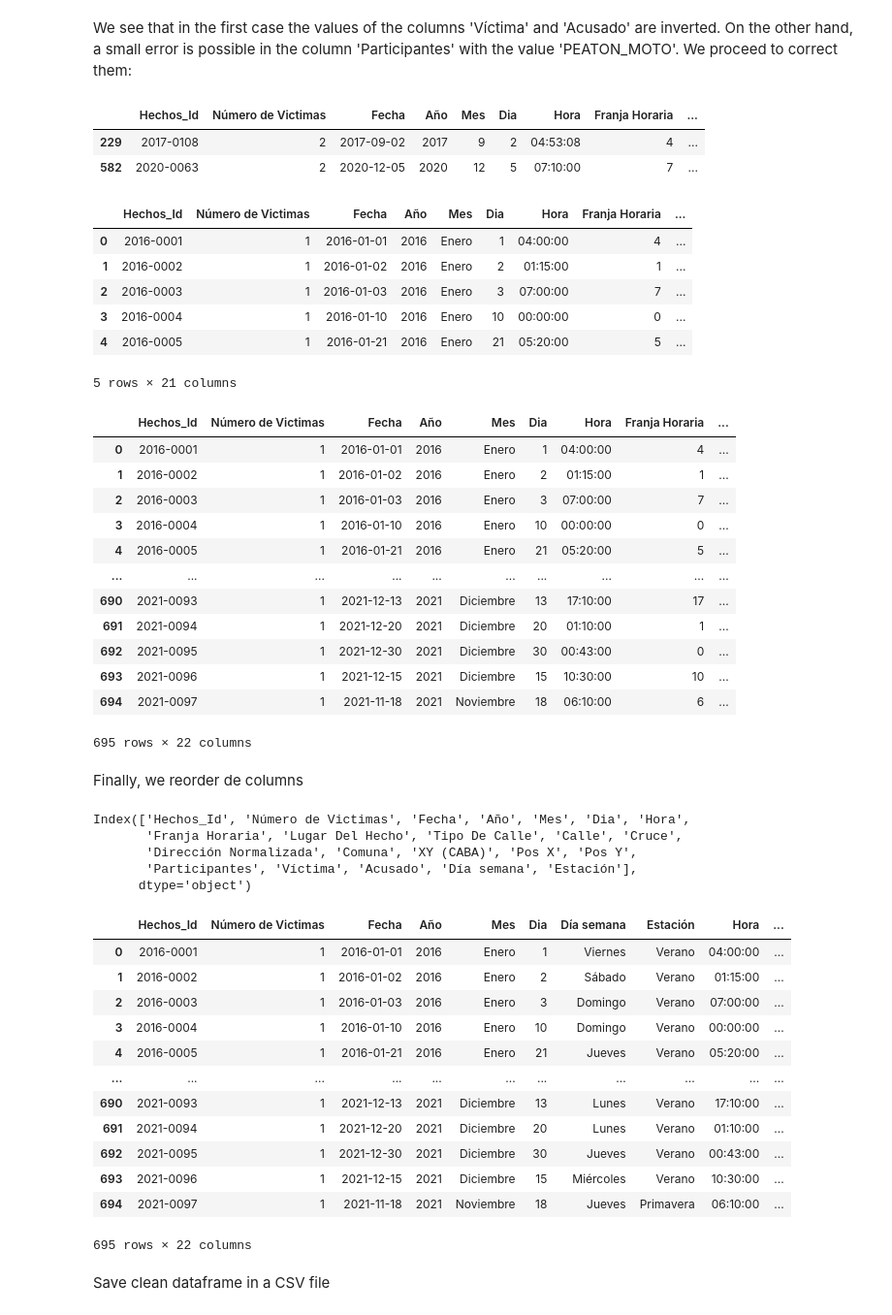
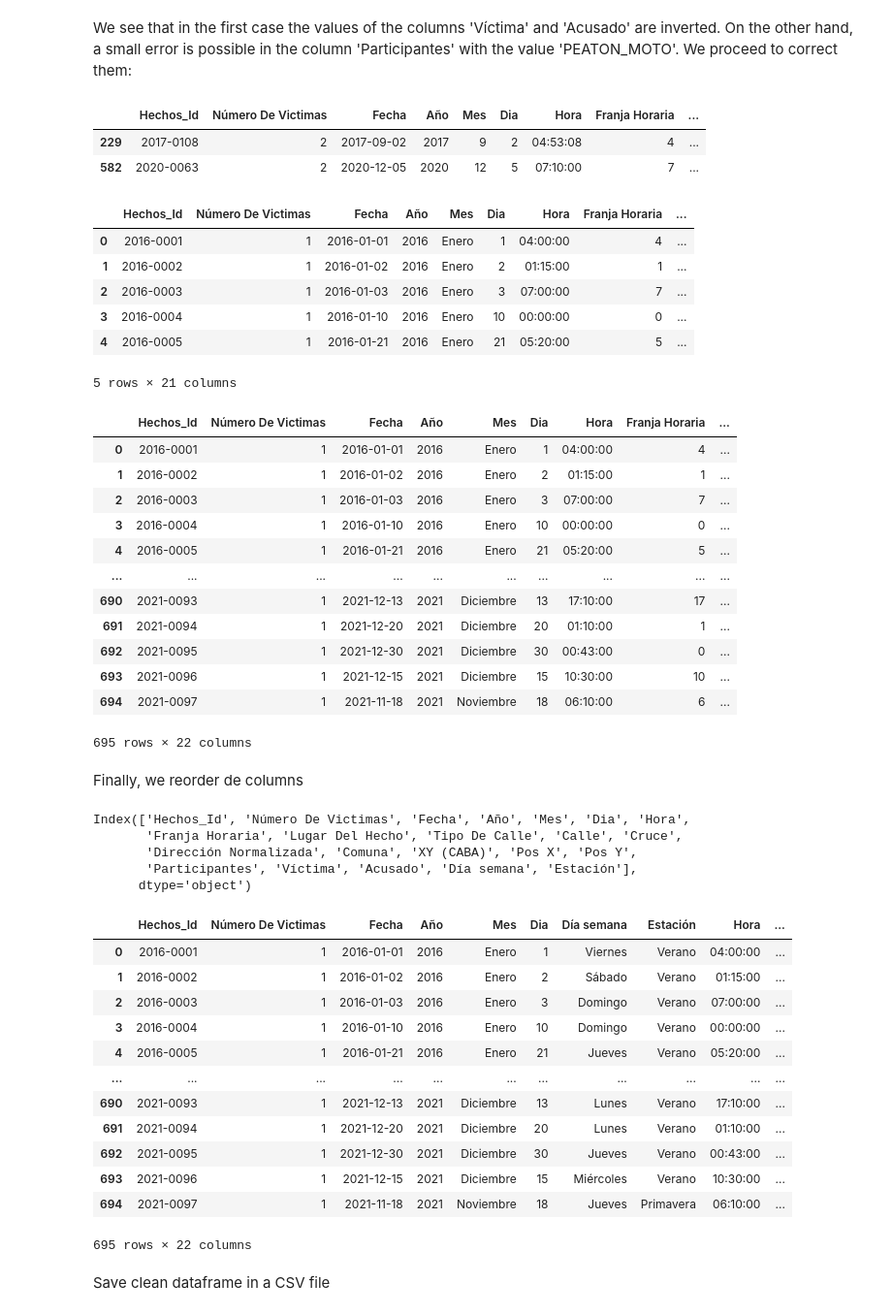
Before and after one commit to leocortes85/Road-accidents-in-the-City-of-Buenos-Aires--CABA, a Jupyter notebook: ETL_Hechos.ipynb, the cells around one changed output. Shown: that part at 97% size. Cells and saved outputs as stored; diff of their text form; code cells hidden in the pictures.

```diff
--- a/ETL_Hechos.ipynb
+++ b/ETL_Hechos.ipynb
@@ -111,7 +86,7 @@ facts.columns = facts.columns.str.replace('_', ' ')
 facts.columns = facts.columns.str.title()
 # Rename columns
 facts = facts.rename(columns={'Id': 'Hechos_Id',
-                                        'N Victimas': 'Número de Victimas',
+                                        'N Victimas': 'Número De Victimas',
                                         'Fecha': 'Fecha',
                                         'Aaaa':'Año',
                                         'Mm':'Mes',
@@ -493,7 +468,7 @@ facts.loc[[229], ['Víctima', 'Acusado']] = facts.loc[[229], ['Acusado', 'Vícti
 facts.loc[[582], ['Participantes', 'Víctima']] = facts.loc[[582], ['Participantes', 'Víctima']].replace({'PEATON_MOTO-MOTO': 'PEATON-MOTO', 'PEATON_MOTO': 'PEATON'})
 facts[facts['Hechos_Id'].isin(['2017-0108', '2020-0063'])]
 # %% [output]
-|  | Hechos_Id | Número de Victimas | Fecha | Año | Mes | Dia | Hora | Franja Horaria | ... |
+|  | Hechos_Id | Número De Victimas | Fecha | Año | Mes | Dia | Hora | Franja Horaria | ... |
 | 229 | 2017-0108 | 2 | 2017-09-02 | 2017 | 9 | 2 | 04:53:08 | 4 | ... |
 | 582 | 2020-0063 | 2 | 2020-12-05 | 2020 | 12 | 5 | 07:10:00 | 7 | ... |
 # %%
@@ -510,7 +485,7 @@ locale.setlocale(locale.LC_TIME, 'C')
 # Mostrar el DataFrame resultante
 facts.head()
 # %% [output]
-|  | Hechos_Id | Número de Victimas | Fecha | Año | Mes | Dia | Hora | Franja Horaria | ... |
+|  | Hechos_Id | Número De Victimas | Fecha | Año | Mes | Dia | Hora | Franja Horaria | ... |
 | 0 | 2016-0001 | 1 | 2016-01-01 | 2016 | Enero | 1 | 04:00:00 | 4 | ... |
 | 1 | 2016-0002 | 1 | 2016-01-02 | 2016 | Enero | 2 | 01:15:00 | 1 | ... |
 | 2 | 2016-0003 | 1 | 2016-01-03 | 2016 | Enero | 3 | 07:00:00 | 7 | ... |
@@ -534,7 +509,7 @@ def get_season(mes):
 facts['Estación'] = facts['Fecha'].dt.month.apply(get_season)
 facts
 # %% [output]
-|  | Hechos_Id | Número de Victimas | Fecha | Año | Mes | Dia | Hora | Franja Horaria | ... |
+|  | Hechos_Id | Número De Victimas | Fecha | Año | Mes | Dia | Hora | Franja Horaria | ... |
 | 0 | 2016-0001 | 1 | 2016-01-01 | 2016 | Enero | 1 | 04:00:00 | 4 | ... |
 | 1 | 2016-0002 | 1 | 2016-01-02 | 2016 | Enero | 2 | 01:15:00 | 1 | ... |
 | 2 | 2016-0003 | 1 | 2016-01-03 | 2016 | Enero | 3 | 07:00:00 | 7 | ... |
@@ -552,23 +527,23 @@ Finally, we reorder de columns
 # %%
 facts.columns
 # %% [output]
-Index(['Hechos_Id', 'Número de Victimas', 'Fecha', 'Año', 'Mes', 'Dia', 'Hora',
+Index(['Hechos_Id', 'Número De Victimas', 'Fecha', 'Año', 'Mes', 'Dia', 'Hora',
        'Franja Horaria', 'Lugar Del Hecho', 'Tipo De Calle', 'Calle', 'Cruce',
        'Dirección Normalizada', 'Comuna', 'XY (CABA)', 'Pos X', 'Pos Y',
        'Participantes', 'Víctima', 'Acusado', 'Día semana', 'Estación'],
       dtype='object')
 # %%
 new_order = [
-    'Hechos_Id', 'Número de Victimas', 'Fecha', 'Año', 'Mes', 'Dia', 'Día semana', 'Estación',
+    'Hechos_Id', 'Número De Victimas', 'Fecha', 'Año', 'Mes', 'Dia', 'Día semana', 'Estación',
     'Hora', 'Franja Horaria', 'Lugar Del Hecho', 'Tipo De Calle', 'Calle', 'Cruce', 'Dirección Normalizada',
     'Comuna', 'XY (CABA)', 'Pos X', 'Pos Y', 'Participantes', 'Víctima', 'Acusado'
 ]
 
 # Reorganizar las columnas del DataFrame
 facts = facts[new_order]
 facts
 # %% [output]
-|  | Hechos_Id | Número de Victimas | Fecha | Año | Mes | Dia | Día semana | Estación | Hora | ... |
+|  | Hechos_Id | Número De Victimas | Fecha | Año | Mes | Dia | Día semana | Estación | Hora | ... |
 | 0 | 2016-0001 | 1 | 2016-01-01 | 2016 | Enero | 1 | Viernes | Verano | 04:00:00 | ... |
 | 1 | 2016-0002 | 1 | 2016-01-02 | 2016 | Enero | 2 | Sábado | Verano | 01:15:00 | ... |
 | 2 | 2016-0003 | 1 | 2016-01-03 | 2016 | Enero | 3 | Domingo | Verano | 07:00:00 | ... |
```
Also changed, not shown: parts of 18 cells of this notebook, 2 other files.
